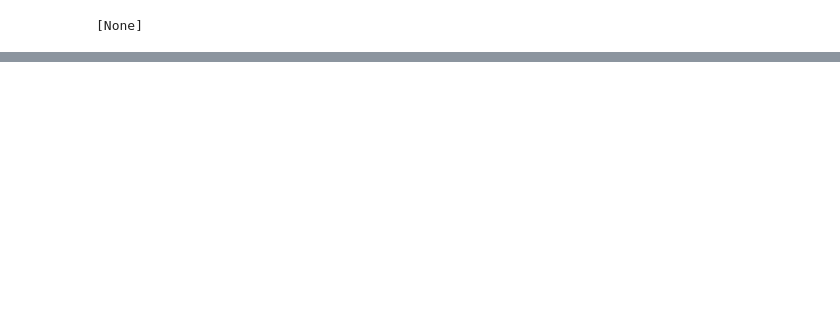
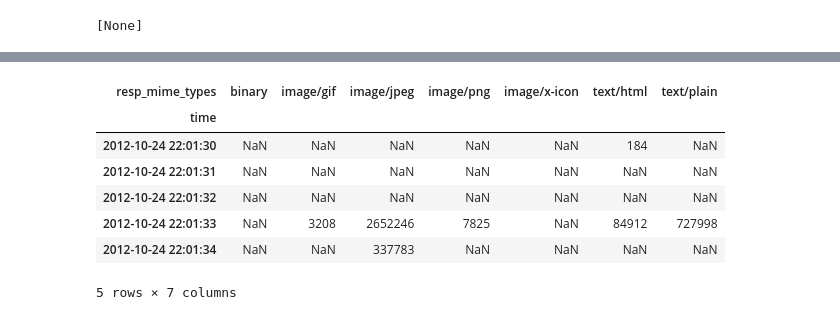
Before and after one commit to ollie314/workbench, a Jupyter notebook: notebooks/PCAP_Exploration.ipynb, the cells around one changed output, grey strips where cells are left out. Cells and saved outputs as stored; diff of their text form; code cells hidden in the pictures; blank space fills up the shorter version.

```diff
--- a/notebooks/PCAP_Exploration.ipynb
+++ b/notebooks/PCAP_Exploration.ipynb
@@ -154,5 +208,6 @@ response_bytes = df[['time','resp_mime_types','response_body_len']]
 response_bytes['response_body_len'] = response_bytes['response_body_len'].astype(int)
 print response_bytes.head()
 pivot = pd.pivot_table(response_bytes, rows='time', values='response_body_len', cols=['resp_mime_types'], aggfunc=sum)
-sampled_bytes = pivot.resample('10Min', how='sum')
+sampled_bytes = pivot.resample('1S', how='sum')
 sampled_bytes.head()
+# %% [output]
@@ -159,2 +222,10 @@ sampled_bytes.head()
+| resp_mime_types | binary | image/gif | image/jpeg | image/png | image/x-icon | text/html | text/plain |
+| time |  |  |  |  |  |  |  |
+| 2012-10-24 22:01:30 | NaN | NaN | NaN | NaN | NaN | 184 | NaN |
+| 2012-10-24 22:01:31 | NaN | NaN | NaN | NaN | NaN | NaN | NaN |
+| 2012-10-24 22:01:32 | NaN | NaN | NaN | NaN | NaN | NaN | NaN |
+| 2012-10-24 22:01:33 | NaN | 3208 | 2652246 | 7825 | NaN | 84912 | 727998 |
+| 2012-10-24 22:01:34 | NaN | NaN | 337783 | NaN | NaN | NaN | NaN |
+5 rows × 7 columns
 # %%
 response_bytes.info()
```
Also changed, not shown: parts of 20 cells of this notebook, 1 other file.
